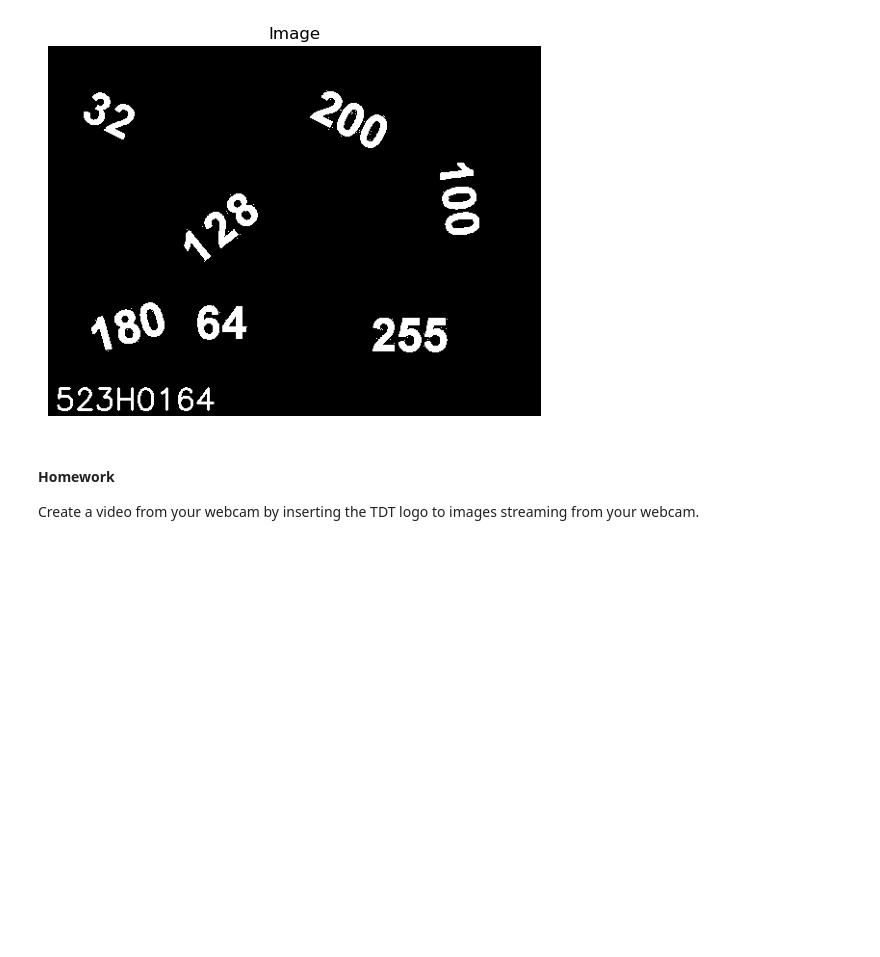
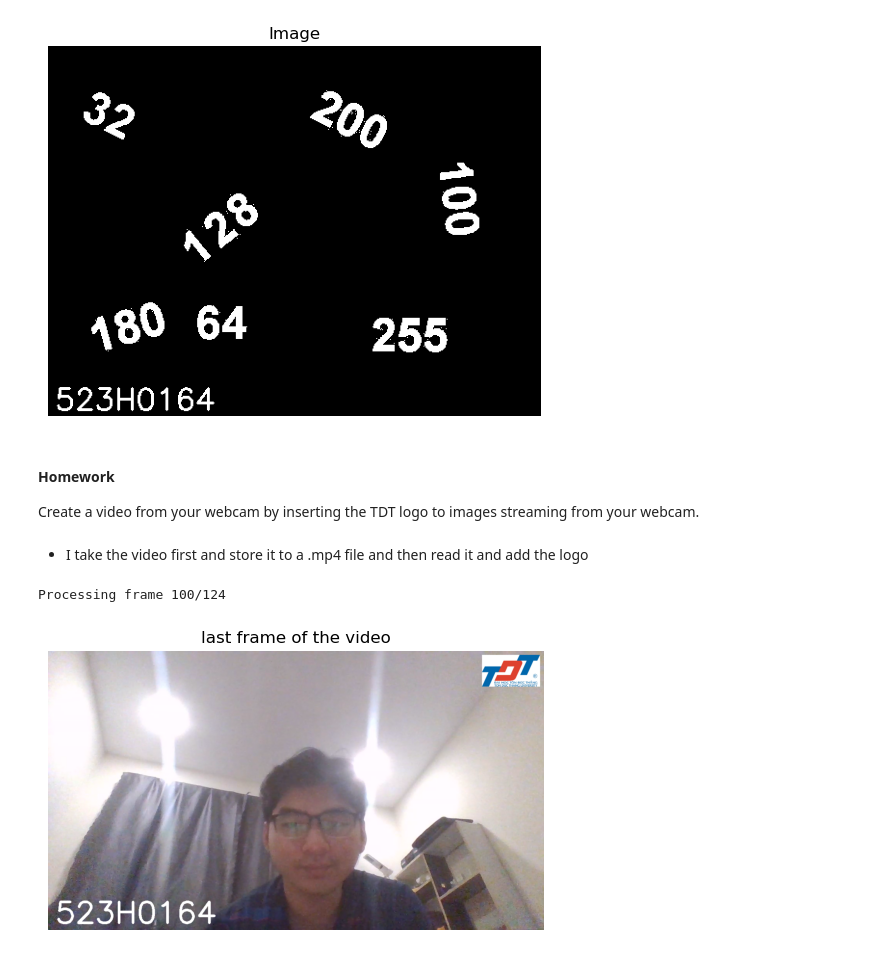
Before and after one commit to Anakonkai01/workspace-2025, a Jupyter notebook: DIP/Exercises/Lab03/Lab03_523H0164.ipynb, the cells around one changed output. Cells and saved outputs as stored; diff of their text form; code cells hidden in the pictures; blank space fills up the shorter version.

```diff
--- a/DIP/Exercises/Lab03/Lab03_523H0164.ipynb
+++ b/DIP/Exercises/Lab03/Lab03_523H0164.ipynb
@@ -216,0 +180,70 @@ cv2.destroyAllWindows()
+# %% [markdown]
+- I take the video first and store it to a .mp4 file and then read it and add the logo
+# %%
+INPUT_VIDEO_PATH = 'input_video.mp4'
+LOGO_IMAGE_PATH = 'exercise2.png'
+OUTPUT_VIDEO_PATH = 'output_video.mp4'
+
+cap = cv2.VideoCapture(INPUT_VIDEO_PATH)
+
+if not cap.isOpened():
+    print(f"Error: Could not open video file at {INPUT_VIDEO_PATH}")
+else:
+    logo = cv2.imread(LOGO_IMAGE_PATH, -1)
+
+    logo_height, logo_width, _ = logo.shape
+    new_logo_width = 150
+    aspect_ratio = new_logo_width / logo_width
+    new_logo_height = int(logo_height * aspect_ratio)
+    logo = cv2.resize(logo, (new_logo_width, new_logo_height))
+    logo_h, logo_w, _ = logo.shape
+
+    frame_width = int(cap.get(cv2.CAP_PROP_FRAME_WIDTH))
+    frame_height = int(cap.get(cv2.CAP_PROP_FRAME_HEIGHT))
+    fps = cap.get(cv2.CAP_PROP_FPS)
+    total_frames = int(cap.get(cv2.CAP_PROP_FRAME_COUNT))
+
+    fourcc = cv2.VideoWriter_fourcc(*'mp4v')
+    out = cv2.VideoWriter(OUTPUT_VIDEO_PATH, fourcc, fps, (frame_width, frame_height))
+
+    frame_count = 0
+    last_frame_with_logo = None
+
+    while cap.isOpened():
+        ret, frame = cap.read()
+        if not ret:
+            break
+
+        frame_count += 1
+        if frame_count % 100 == 0:
+             print(f"Processing frame {frame_count}/{total_frames}")
+
+
+        margin = 10
+        y_offset = margin
+        x_offset = frame_width - logo_w - margin
+        if (y_offset + logo_h <= frame_height) and (x_offset + logo_w <= frame_width):
+            roi = frame[y_offset:y_offset+logo_h, x_offset:x_offset+logo_w]
+
+            alpha_mask = logo[:, :, 3] / 255.0
+            inverse_alpha_mask = 1.0 - alpha_mask
+
+            for c in range(0, 3):
+                roi[:, :, c] = (inverse_alpha_mask * roi[:, :, c]) + (alpha_mask * logo[:, :, c])
+
+            frame[y_offset:y_offset+logo_h, x_offset:x_offset+logo_w] = roi
+
+        out.write(frame)
+
+        last_frame_with_logo = frame.copy()
+
+
+    cap.release()
+    out.release()
+    cv2.destroyAllWindows()
+
+
+    display_image(last_frame_with_logo, "last frame of the video")
+# %% [output]
+Processing frame 100/124
+[figure, added]
```
Also changed, not shown: parts of 2 cells of this notebook, 3 other files.
